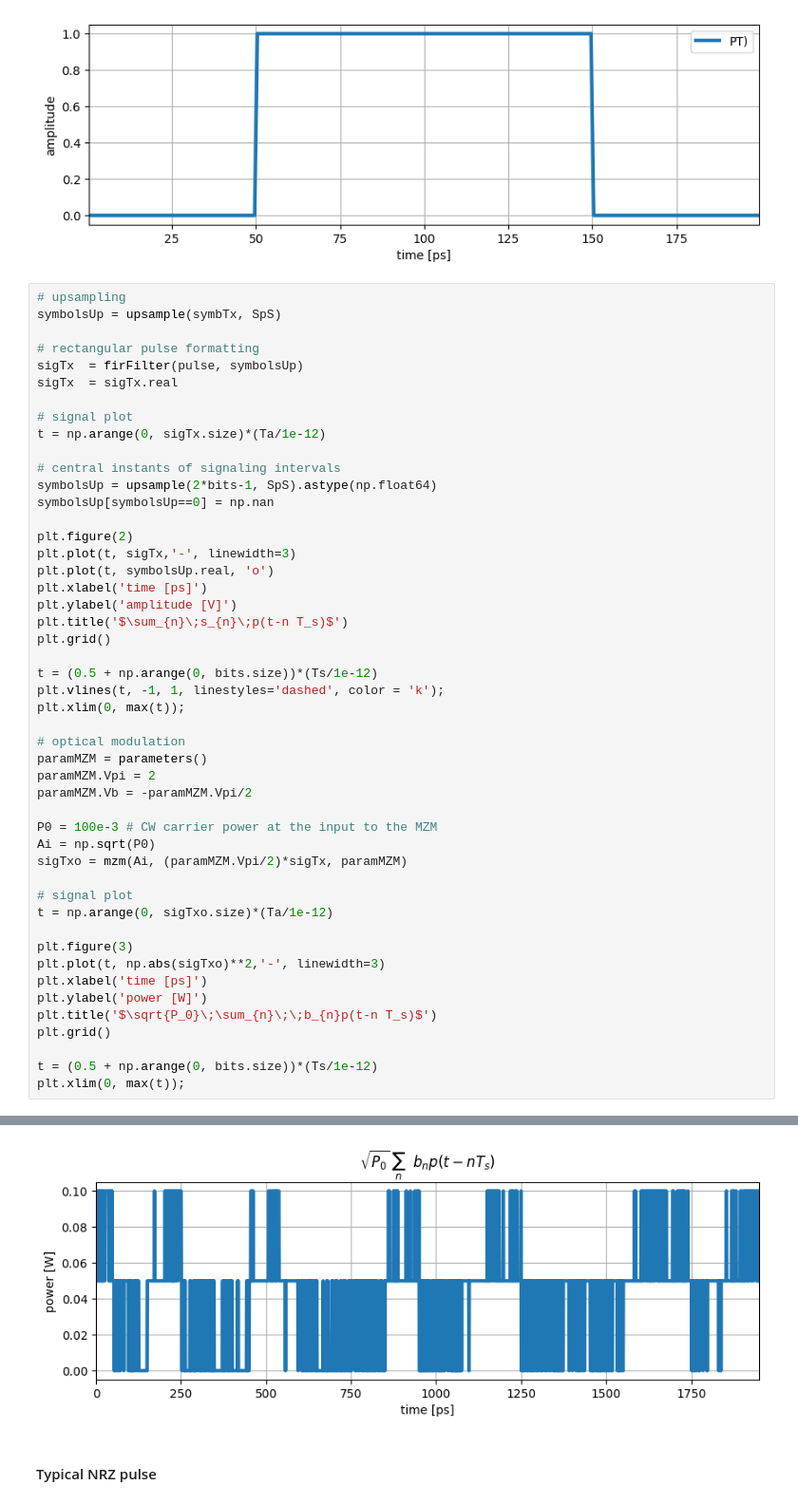
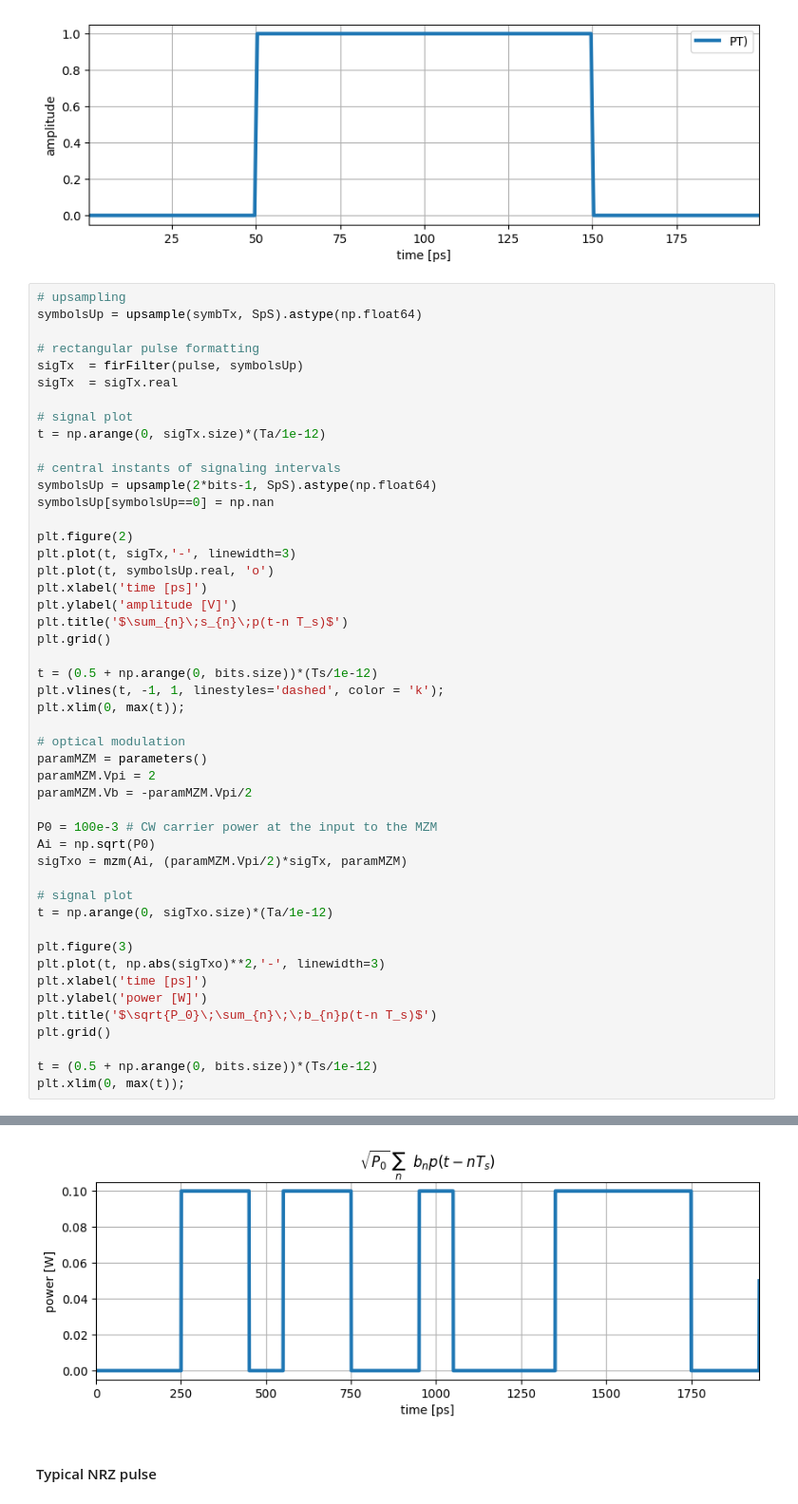
Before and after one commit to edsonportosilva/OpticalCommunications, a Jupyter notebook: jupyter notebooks/English/1-Optical transmitters.ipynb, the cells around one changed output, grey strips where cells are left out. Shown at 95% size. Saved outputs shown, nothing was run; the diff lists cells and outputs as text.

```diff
--- a/jupyter notebooks/English/1-Optical transmitters.ipynb
+++ b/jupyter notebooks/English/1-Optical transmitters.ipynb
@@ -681,7 +681,7 @@ plt.legend();
 [figure]
 # %%
 # upsampling
-symbolsUp = upsample(symbTx, SpS)
+symbolsUp = upsample(symbTx, SpS).astype(np.float64)
 
 # rectangular pulse formatting
 sigTx  = firFilter(pulse, symbolsUp)
@@ -732,4 +732,4 @@ plt.xlim(0, max(t));
-[figure, old version]
+[figure, new version]
 # %% [markdown]
 #### Typical NRZ pulse
 # %%
```
Also changed, not shown: parts of 2 cells of this notebook, 3 other files.
